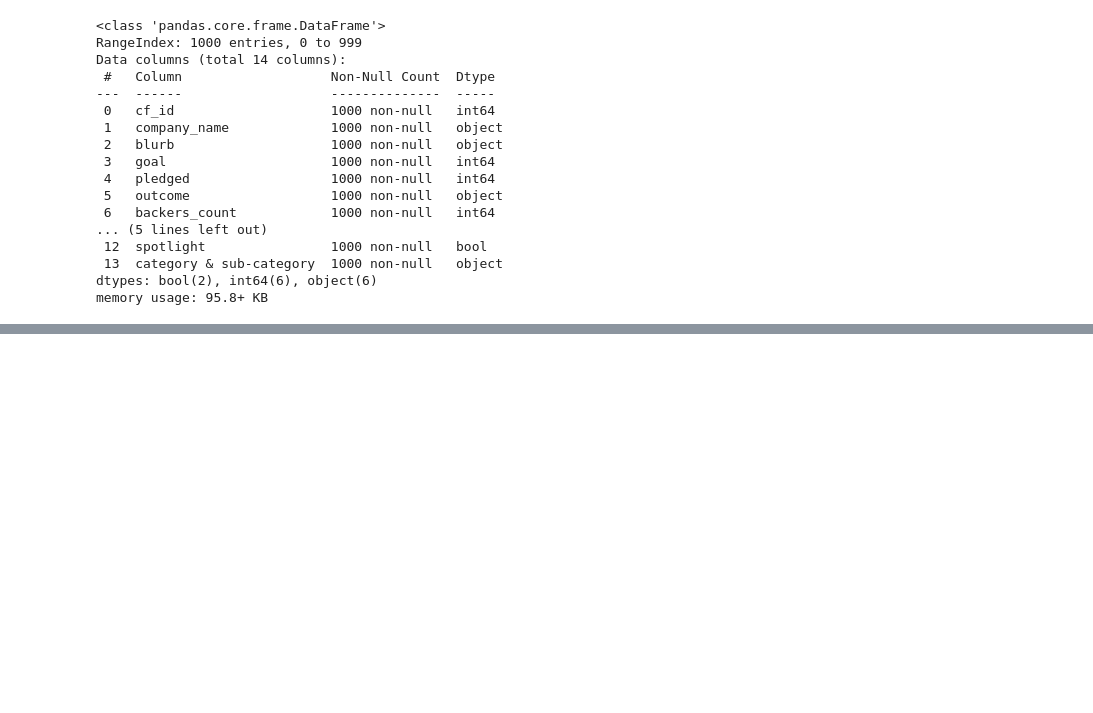
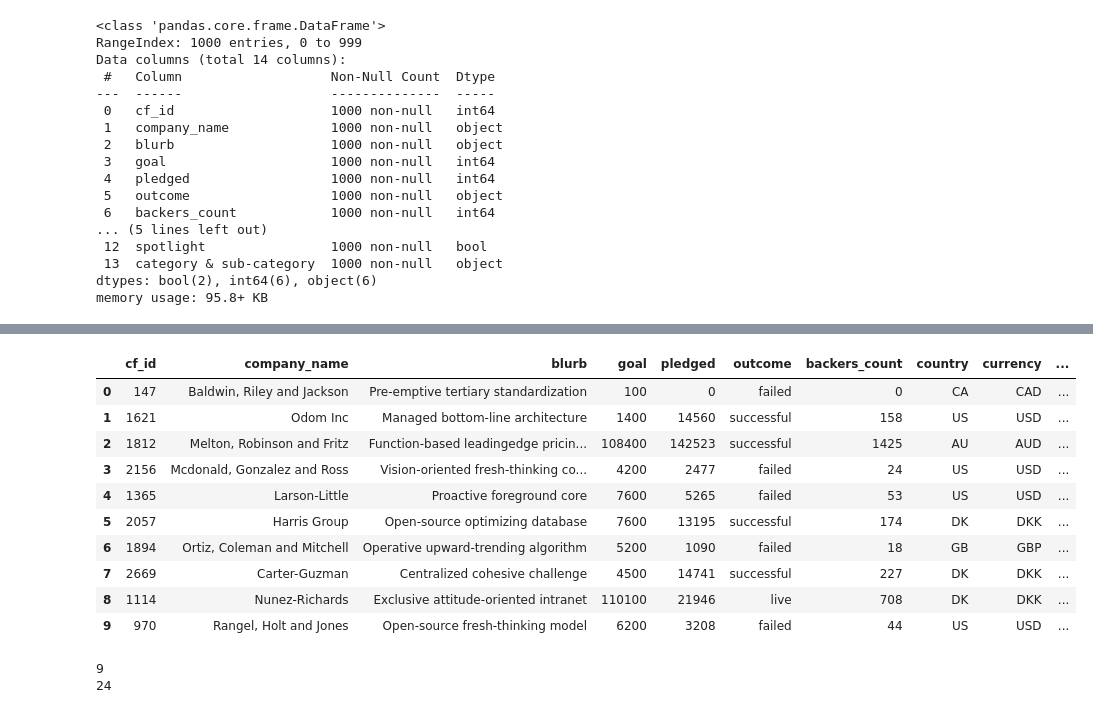
Before and after one commit to caseygomez/Crowdfunding-ETL, a Jupyter notebook: Crowdfunding-Extract.ipynb, the cells around one changed output, grey strips where cells are left out. Saved outputs shown, nothing was run; the diff lists cells and outputs as text; code cells hidden in the pictures; blank space fills up the shorter version.

```diff
--- a/Crowdfunding-Extract.ipynb
+++ b/Crowdfunding-Extract.ipynb
@@ -93,0 +109,23 @@ memory usage: 7.9+ KB
+# %%
+# Assign the category and subcategory values to category and subcategory columns.
+crowdfunding_info_df[["category","subcategory"]] = crowdfunding_info_df["category & sub-category"].str.split('/', n=1, expand=True)
+crowdfunding_info_df.head(10)
+# %% [output]
+|  | cf_id | company_name | blurb | goal | pledged | outcome | backers_count | country | currency | ... |
+| 0 | 147 | Baldwin, Riley and Jackson | Pre-emptive tertiary standardization | 100 | 0 | failed | 0 | CA | CAD | ... |
+| 1 | 1621 | Odom Inc | Managed bottom-line architecture | 1400 | 14560 | successful | 158 | US | USD | ... |
+| 2 | 1812 | Melton, Robinson and Fritz | Function-based leadingedge pricin... | 108400 | 142523 | successful | 1425 | AU | AUD | ... |
+| 3 | 2156 | Mcdonald, Gonzalez and Ross | Vision-oriented fresh-thinking co... | 4200 | 2477 | failed | 24 | US | USD | ... |
+| 4 | 1365 | Larson-Little | Proactive foreground core | 7600 | 5265 | failed | 53 | US | USD | ... |
+| 5 | 2057 | Harris Group | Open-source optimizing database | 7600 | 13195 | successful | 174 | DK | DKK | ... |
+| 6 | 1894 | Ortiz, Coleman and Mitchell | Operative upward-trending algorithm | 5200 | 1090 | failed | 18 | GB | GBP | ... |
+| 7 | 2669 | Carter-Guzman | Centralized cohesive challenge | 4500 | 14741 | successful | 227 | DK | DKK | ... |
+| 8 | 1114 | Nunez-Richards | Exclusive attitude-oriented intranet | 110100 | 21946 | live | 708 | DK | DKK | ... |
+| 9 | 970 | Rangel, Holt and Jones | Open-source fresh-thinking model | 6200 | 3208 | failed | 44 | US | USD | ... |
+# %%
+# Get the distinct values in the category and subcategory columns.
+print(crowdfunding_info_df["category"].nunique())
+print(crowdfunding_info_df["subcategory"].nunique())
+# %% [output]
+9
+24
```
Also changed, not shown: parts of 38 cells of this notebook, 6 other files.
